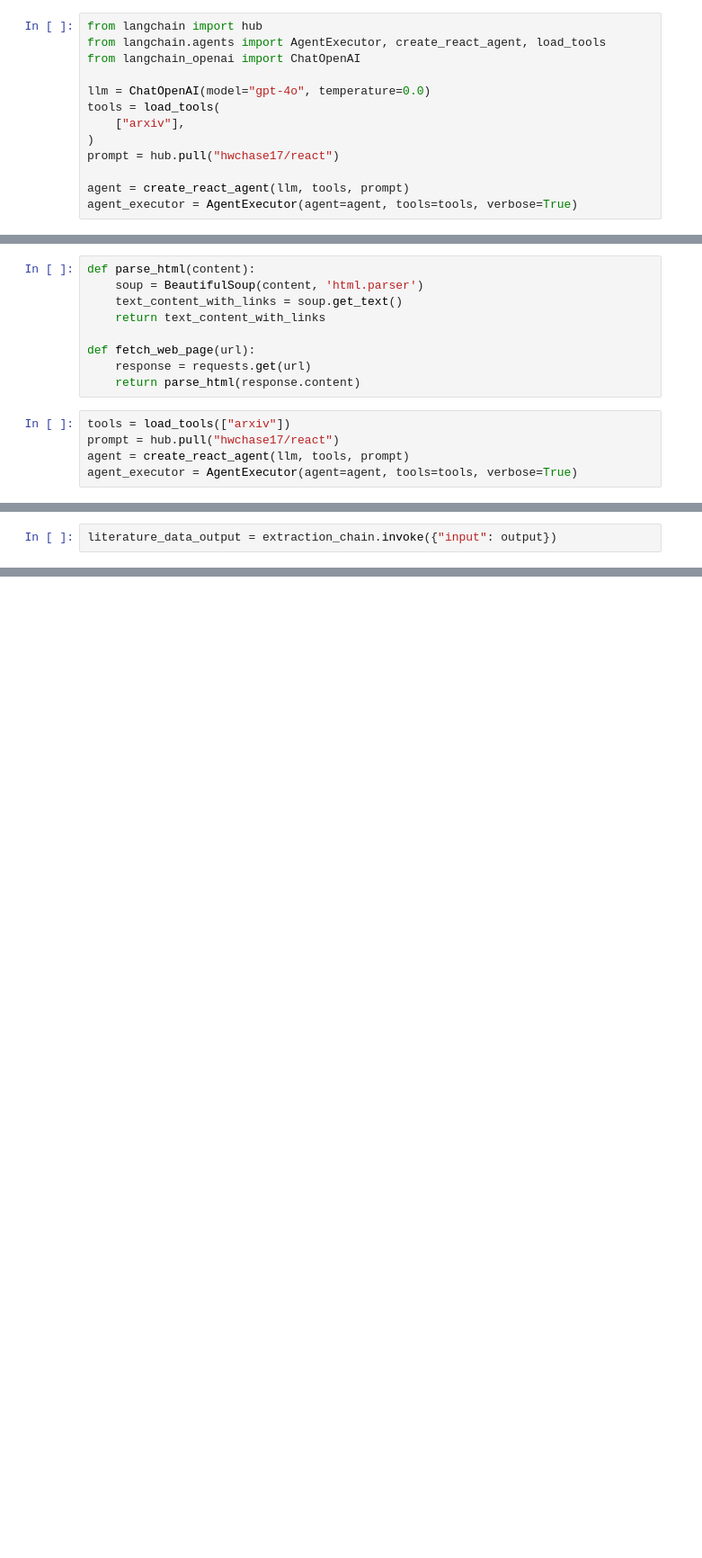
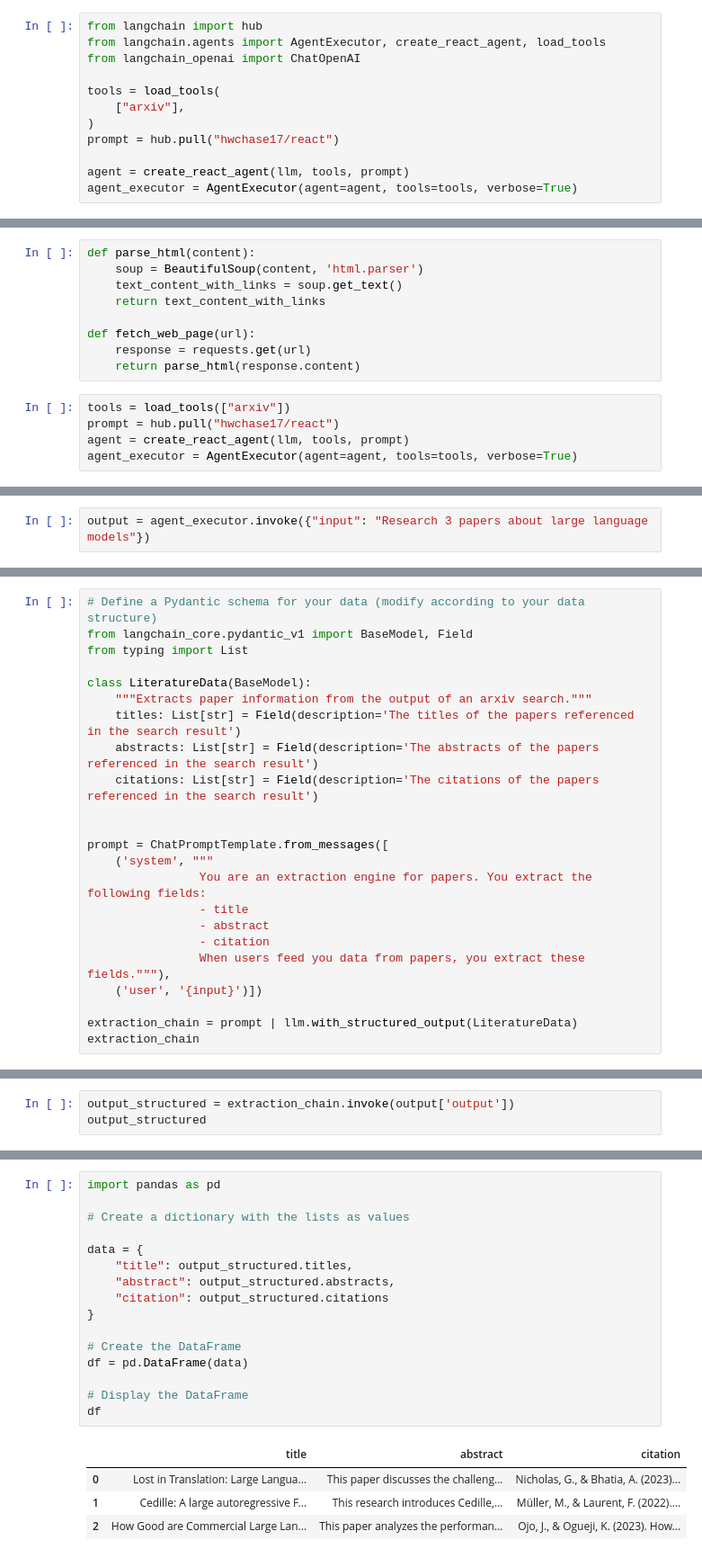
Before and after one commit to EnkrateiaLucca/oreilly_live_training_getting_started_with_langchain, a Jupyter notebook: notebooks/5.0-demos-research-workflows.ipynb, the cells around one changed output, grey strips where cells are left out. Shown at 90% size. Saved outputs shown, nothing was run; the diff lists cells and outputs as text; blank space fills up the shorter version.

Commit message:
added an example with a demo of the research workflow possibilities with langchain

```diff
--- a/notebooks/5.0-demos-research-workflows.ipynb
+++ b/notebooks/5.0-demos-research-workflows.ipynb
@@ -110,7 +72,6 @@ from langchain import hub
 from langchain.agents import AgentExecutor, create_react_agent, load_tools
 from langchain_openai import ChatOpenAI
 
-llm = ChatOpenAI(model="gpt-4o", temperature=0.0)
 tools = load_tools(
     ["arxiv"],
 )
@@ -291,0 +188,2 @@ output = """
+# %%
+output = agent_executor.invoke({"input": "Research 3 papers about large language models"})
@@ -291,0 +213,23 @@ output = """
+# %%
+# Define a Pydantic schema for your data (modify according to your data structure)
+from langchain_core.pydantic_v1 import BaseModel, Field
+from typing import List
+
+class LiteratureData(BaseModel):
+    """Extracts paper information from the output of an arxiv search."""
+    titles: List[str] = Field(description='The titles of the papers referenced in the search result')
+    abstracts: List[str] = Field(description='The abstracts of the papers referenced in the search result')
+    citations: List[str] = Field(description='The citations of the papers referenced in the search result')
+
+
+prompt = ChatPromptTemplate.from_messages([
+    ('system', """
+                You are an extraction engine for papers. You extract the following fields:
+                - title
+                - abstract
+                - citation
+                When users feed you data from papers, you extract these fields."""),
+    ('user', '{input}')])
+
+extraction_chain = prompt | llm.with_structured_output(LiteratureData)
+extraction_chain
@@ -292,2 +240,3 @@ output = """
 # %%
-literature_data_output = extraction_chain.invoke({"input": output})
+output_structured = extraction_chain.invoke(output['output'])
+output_structured
@@ -331,0 +245,21 @@ df.head()  # Displaying the first few rows of the DataFrame
+# %%
+import pandas as pd
+
+# Create a dictionary with the lists as values
+
+data = {
+    "title": output_structured.titles,
+    "abstract": output_structured.abstracts,
+    "citation": output_structured.citations
+}
+
+# Create the DataFrame
+df = pd.DataFrame(data)
+
+# Display the DataFrame
+df
+# %% [output]
+|  | title | abstract | citation |
+| 0 | Lost in Translation: Large Langua... | This paper discusses the challeng... | Nicholas, G., & Bhatia, A. (2023)... |
+| 1 | Cedille: A large autoregressive F... | This research introduces Cedille,... | Müller, M., & Laurent, F. (2022).... |
+| 2 | How Good are Commercial Large Lan... | This paper analyzes the performan... | Ojo, J., & Ogueji, K. (2023). How... |
```
Also changed, not shown: parts of 35 cells of this notebook.
